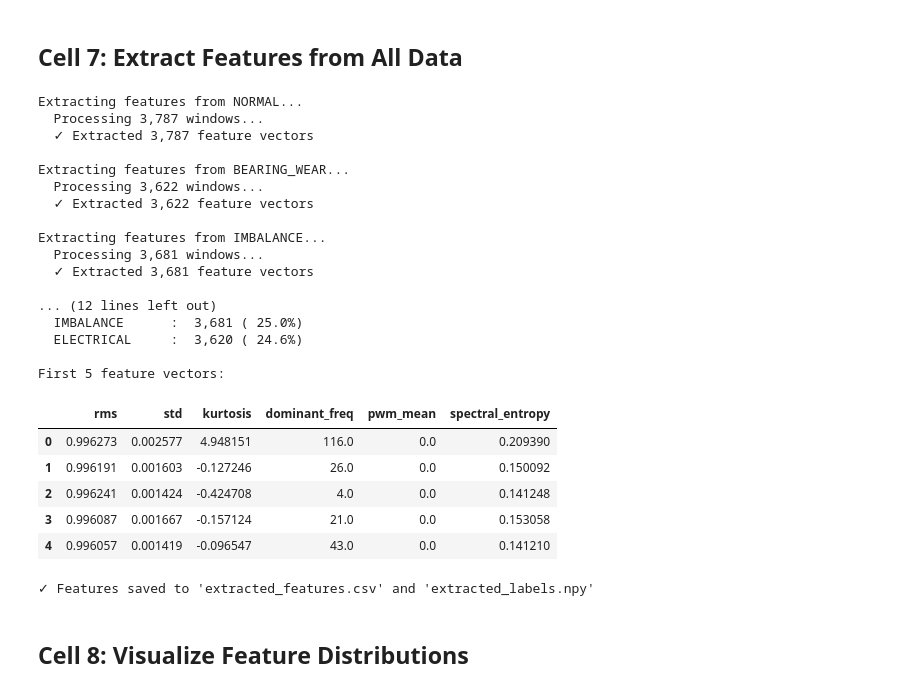
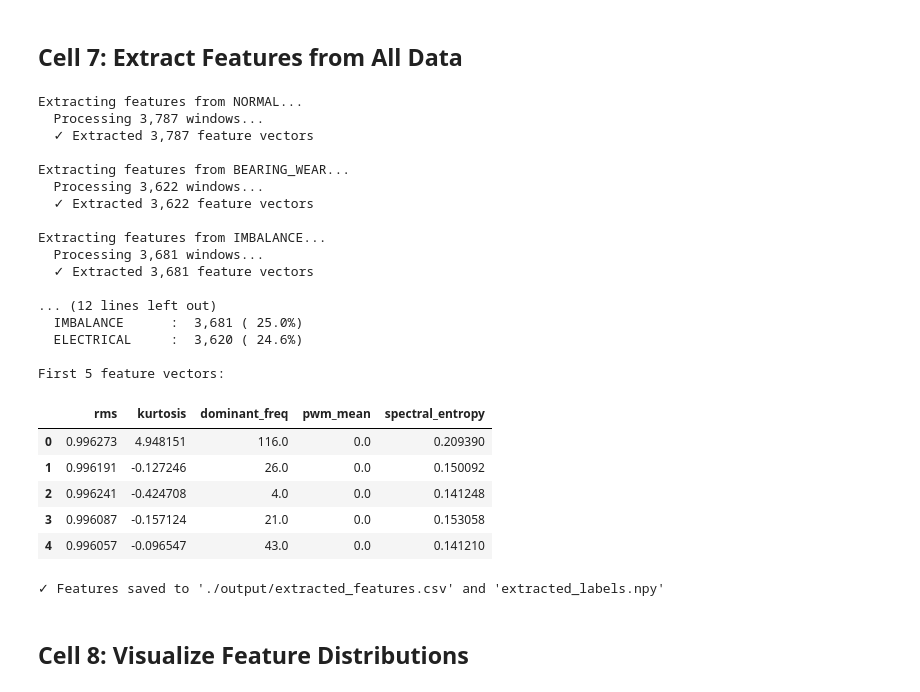
Before and after one commit to kokhaie/Smart-Refrigerator-Demo, a Jupyter notebook: AnomalyDetection/anomaly_detection_training.ipynb, the cells around one changed output. Cells and saved outputs as stored; diff of their text form; code cells hidden in the pictures.

```diff
--- a/AnomalyDetection/anomaly_detection_training.ipynb
+++ b/AnomalyDetection/anomaly_detection_training.ipynb
@@ -66,12 +66,7 @@ Pandas version: 2.3.2
 # %%
 # ===== FILE PATHS =====
 # Update these paths to match your file locations
-DATA_DIR = "./"
-
-# # Single-surface files
-# DATA_FILES_SINGLE = {
-#     'NORMAL': DATA_DIR + 'normal/session1a_normal_wood_cleaned.csv',
-# }
+DATA_DIR = "./dataset/"
 
 NORMAL_FILES = {
     'wood': DATA_DIR + 'normal_clean.csv',
@@ -92,12 +87,12 @@ ELECTRICAL_FILES = {
 }
 
 
-# VALIDATION_FILES = {
+VALIDATION_FILES = {
 #     'NORMAL': DATA_DIR + 'normal_clean.csv',
 #     'BEARING_WEAR': DATA_DIR + 'bearing_wear_clean.csv',
 #     'IMBALANCE': DATA_DIR + 'imbalance_clean.csv',
 #     'ELECTRICAL': DATA_DIR + 'electrical_clean.csv',
-# }
+}
 
 # ===== PARAMETERS =====
 WINDOW_SIZE = 1000  # 1 second at 1 kHz
@@ -502,43 +490,43 @@ print(f"Total feature vectors: {len(X):,}")
 print(f"Features per vector: {X.shape[1]}")
 print(f"\nClass distribution:")
 for class_id, class_name in CLASS_LABELS.items():
     count = np.sum(y == class_id)
     percentage = 100 * count / len(y)
     print(f"  {class_name:15s}: {count:6,} ({percentage:5.1f}%)")
 
 # Display first few feature vectors
 print(f"\nFirst 5 feature vectors:")
 display(X.head())
 
 # Save features for later use
-X.to_csv('extracted_features.csv', index=False)
-np.save('extracted_labels.npy', y)
-print("\n✓ Features saved to 'extracted_features.csv' and 'extracted_labels.npy'")
+X.to_csv('./output/extracted_features.csv', index=False)
+np.save('./output/extracted_labels.npy', y)
+print("\n✓ Features saved to './output/extracted_features.csv' and 'extracted_labels.npy'")
 # %% [output]
 Extracting features from NORMAL...
   Processing 3,787 windows...
   ✓ Extracted 3,787 feature vectors
 
 Extracting features from BEARING_WEAR...
   Processing 3,622 windows...
   ✓ Extracted 3,622 feature vectors
 
 Extracting features from IMBALANCE...
   Processing 3,681 windows...
   ✓ Extracted 3,681 feature vectors
 
 ... (12 lines left out)
   IMBALANCE      :  3,681 ( 25.0%)
   ELECTRICAL     :  3,620 ( 24.6%)
 
 First 5 feature vectors:
-|  | rms | std | kurtosis | dominant_freq | pwm_mean | spectral_entropy |
-| 0 | 0.996273 | 0.002577 | 4.948151 | 116.0 | 0.0 | 0.209390 |
-| 1 | 0.996191 | 0.001603 | -0.127246 | 26.0 | 0.0 | 0.150092 |
-| 2 | 0.996241 | 0.001424 | -0.424708 | 4.0 | 0.0 | 0.141248 |
-| 3 | 0.996087 | 0.001667 | -0.157124 | 21.0 | 0.0 | 0.153058 |
-| 4 | 0.996057 | 0.001419 | -0.096547 | 43.0 | 0.0 | 0.141210 |
+|  | rms | kurtosis | dominant_freq | pwm_mean | spectral_entropy |
+| 0 | 0.996273 | 4.948151 | 116.0 | 0.0 | 0.209390 |
+| 1 | 0.996191 | -0.127246 | 26.0 | 0.0 | 0.150092 |
+| 2 | 0.996241 | -0.424708 | 4.0 | 0.0 | 0.141248 |
+| 3 | 0.996087 | -0.157124 | 21.0 | 0.0 | 0.153058 |
+| 4 | 0.996057 | -0.096547 | 43.0 | 0.0 | 0.141210 |
-✓ Features saved to 'extracted_features.csv' and 'extracted_labels.npy'
+✓ Features saved to './output/extracted_features.csv' and 'extracted_labels.npy'
 # %% [markdown]
 ## Cell 8: Visualize Feature Distributions
 # %%
```
Also changed, not shown: parts of 13 cells of this notebook, 13 other files.
